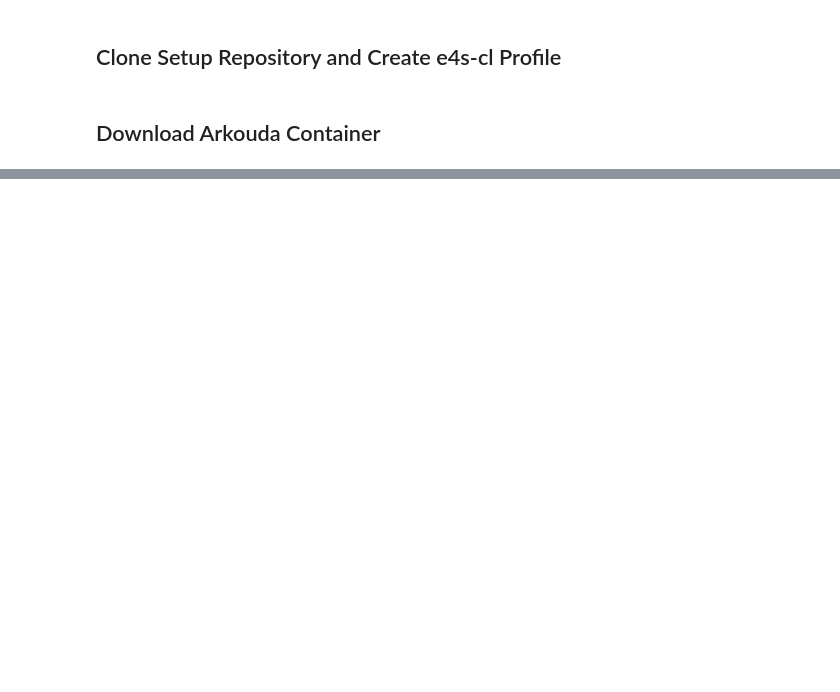
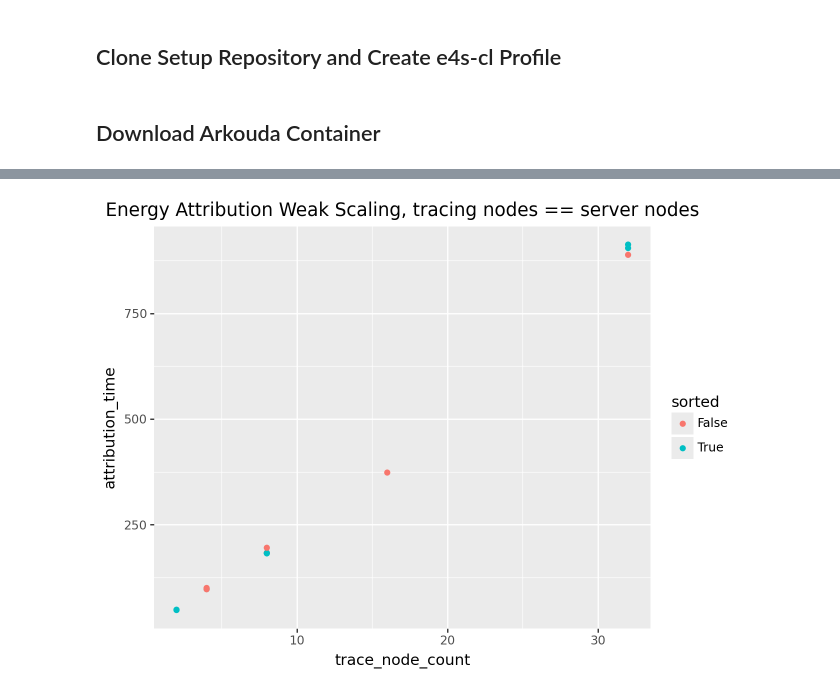
Before and after one commit to hpc-ai-adv-dev/fastotf2, a Jupyter notebook: workflows/scaling/ampere-workflow.ipynb, the cells around one changed output, grey strips where cells are left out. Saved outputs shown, nothing was run; the diff lists cells and outputs as text; code cells hidden in the pictures; blank space fills up the shorter version.

```diff
--- a/workflows/scaling/ampere-workflow.ipynb
+++ b/workflows/scaling/ampere-workflow.ipynb
@@ -149,0 +341,7 @@ print("Attribution complete.")
+# %%
+p = ggplot(results_df, aes(x='trace_node_count', y='attribution_time', color='sorted'))
+p += geom_point()
+p += labs(title="Energy Attribution Weak Scaling, tracing nodes == server nodes")
+p
+# %% [output]
+[figure, added]
```
Also changed, not shown: parts of 27 cells of this notebook, 1 other file.
